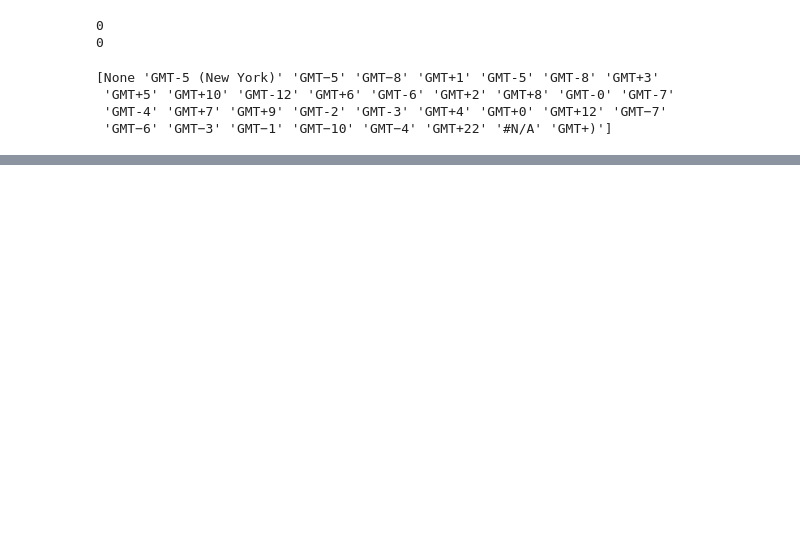
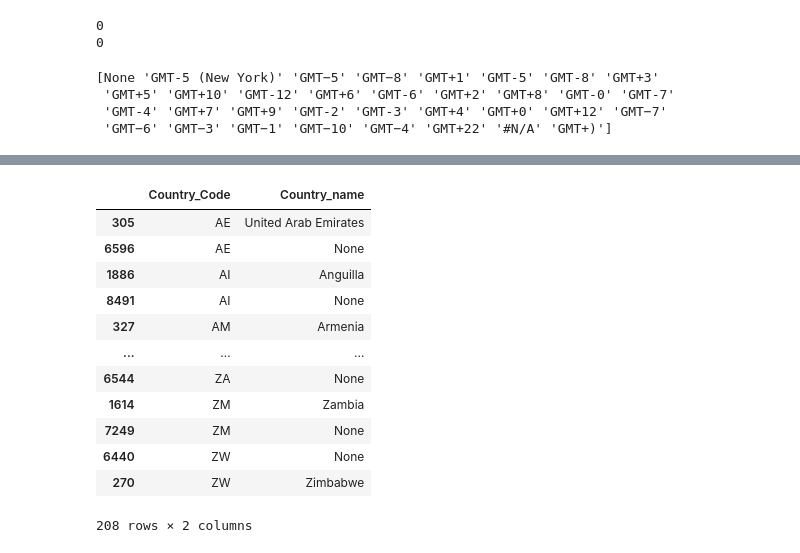
Before and after one commit to chingu-voyages/V58-tier3-team-37, a Jupyter notebook: data_cleaning/cleaning_chingu_demographics.ipynb, the cells around one changed output, grey strips where cells are left out. Saved outputs shown, nothing was run; the diff lists cells and outputs as text; code cells hidden in the pictures; blank space fills up the shorter version.

```diff
--- a/data_cleaning/cleaning_chingu_demographics.ipynb
+++ b/data_cleaning/cleaning_chingu_demographics.ipynb
@@ -225,0 +324,18 @@ print(rough_timezones)
+# %%
+df_filtered = df[['Country_Code', 'Country_name']].drop_duplicates().groupby('Country_Code').filter(func=lambda x: len(x) > 1, dropna=True)
+
+df_filtered.sort_values('Country_Code')
+# %% [output]
+|  | Country_Code | Country_name |
+| 305 | AE | United Arab Emirates |
+| 6596 | AE | None |
+| 1886 | AI | Anguilla |
+| 8491 | AI | None |
+| 327 | AM | Armenia |
+| ... | ... | ... |
+| 6544 | ZA | None |
+| 1614 | ZM | Zambia |
+| 7249 | ZM | None |
+| 6440 | ZW | None |
+| 270 | ZW | Zimbabwe |
+208 rows × 2 columns
```
Also changed, not shown: parts of 16 cells of this notebook, 1 other file.
